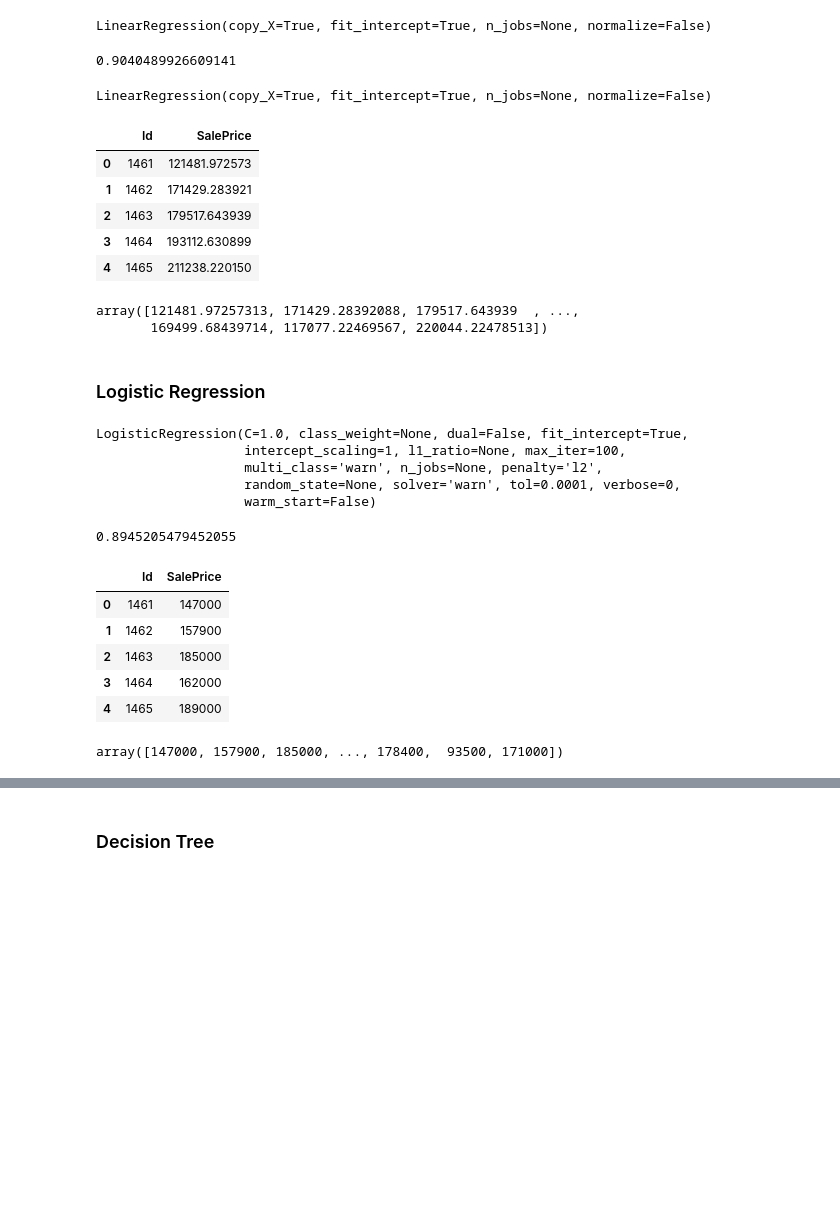
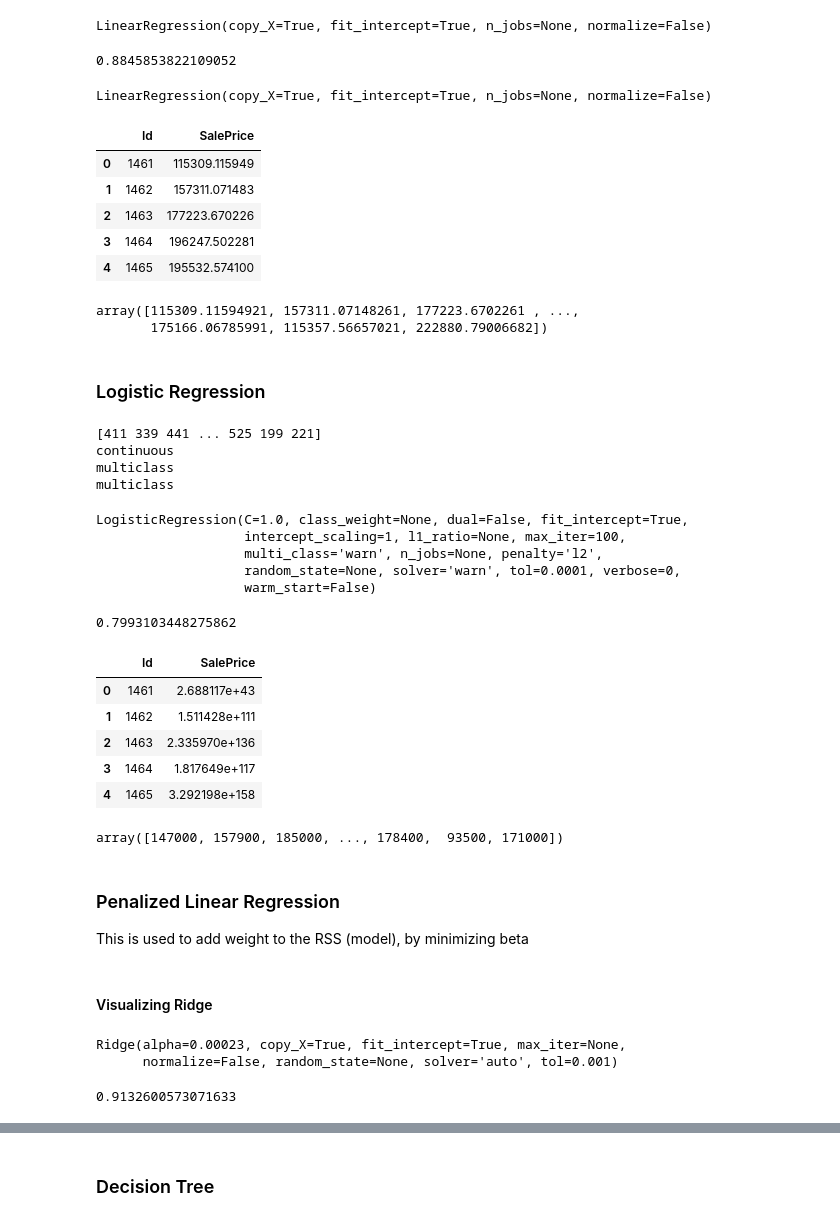
Before and after one commit to mo-sayed/Machine-Learning-Project, a Jupyter notebook: Yasuhiro/Machine Learning Analysis.ipynb, the cells around one changed output, grey strips where cells are left out. Drawn from its saved outputs; the diff is of its cells as text; code cells hidden in the pictures; blank space fills up the shorter version.

```diff
--- a/Yasuhiro/Machine Learning Analysis.ipynb
+++ b/Yasuhiro/Machine Learning Analysis.ipynb
@@ -74,3 +74,6 @@ test columns 79
+# %%
+#Normalize by log(price + 1)
+df.SalePrice = np.log1p(df.SalePrice)
 # %%
 # Settings for train X and Y
 drop = ['Id','SalePrice']
@@ -121,27 +124,27 @@ lm.coef_
 lm.intercept_
 print (lm.score(X_test, Y_test) )#R2
 # %% [output]
-0.9040489926609141
+0.8845853822109052
 # %%
 lm.fit(x, y)
 # %% [output]
 LinearRegression(copy_X=True, fit_intercept=True, n_jobs=None, normalize=False)
 # %%
-Answer = lm.predict(testX)
+Answer = np.expm1(lm.predict(testX) )
 lm_submission = pd.DataFrame( {'Id' : mo.Id, 'SalePrice': Answer})
 lm_submission.head()
 # %% [output]
 |  | Id | SalePrice |
-| 0 | 1461 | 121481.972573 |
-| 1 | 1462 | 171429.283921 |
-| 2 | 1463 | 179517.643939 |
-| 3 | 1464 | 193112.630899 |
-| 4 | 1465 | 211238.220150 |
+| 0 | 1461 | 115309.115949 |
+| 1 | 1462 | 157311.071483 |
+| 2 | 1463 | 177223.670226 |
+| 3 | 1464 | 196247.502281 |
+| 4 | 1465 | 195532.574100 |
 # %%
 Answer
 # %% [output]
-array([121481.97257313, 171429.28392088, 179517.643939  , ...,
-       169499.68439714, 117077.22469567, 220044.22478513])
+array([115309.11594921, 157311.07148261, 177223.6702261 , ...,
+       175166.06785991, 115357.56657021, 222880.79006682])
 # %%
 submission.to_csv('submission.csv', index = False)
 # %% [markdown]
@@ -153 +160,13 @@ log = LogisticRegression()
+# %%
+lab_enc = LabelEncoder()
+training_scores_encoded = lab_enc.fit_transform(y)
+print(training_scores_encoded)
+print(utils.multiclass.type_of_target(y))
+print(utils.multiclass.type_of_target(y.astype('int')))
+print(utils.multiclass.type_of_target(training_scores_encoded))
+# %% [output]
+[411 339 441 ... 525 199 221]
+continuous
+multiclass
+multiclass
 # %%
@@ -161,21 +180,25 @@ LogisticRegression(C=1.0, class_weight=None, dual=False, fit_intercept=True,
 # %%
 log.coef_
 log.intercept_
-log.score(x,y)
+log.score(x,training_scores_encoded)
 # %% [output]
-0.8945205479452055
+0.7993103448275862
 # %%
-Answer = log.predict(testX)
+Answer = np.expm1 (log.predict(testX) )
 log_submission = pd.DataFrame( {'Id' : mo.Id, 'SalePrice': Answer })
 log_submission.head()
 # %% [output]
 |  | Id | SalePrice |
-| 0 | 1461 | 147000 |
-| 1 | 1462 | 157900 |
-| 2 | 1463 | 185000 |
-| 3 | 1464 | 162000 |
-| 4 | 1465 | 189000 |
+| 0 | 1461 | 2.688117e+43 |
+| 1 | 1462 | 1.511428e+111 |
+| 2 | 1463 | 2.335970e+136 |
+| 3 | 1464 | 1.817649e+117 |
+| 4 | 1465 | 3.292198e+158 |
 # %%
 Answer
 # %% [output]
 array([147000, 157900, 185000, ..., 178400,  93500, 171000])
+# %% [markdown]
+### Penalized Linear Regression
+
+This is used to add weight to the RSS (model), by minimizing beta
@@ -181,0 +211,12 @@ array([147000, 157900, 185000, ..., 178400,  93500, 171000])
+# %% [markdown]
+#### Visualizing Ridge
+# %%
+ridge.set_params(alpha = 0.00023)
+ridge.fit(x,y)
+# %% [output]
+Ridge(alpha=0.00023, copy_X=True, fit_intercept=True, max_iter=None,
+      normalize=False, random_state=None, solver='auto', tol=0.001)
+# %%
+ridge.score(x,y)
+# %% [output]
+0.9132600573071633
```
Also changed, not shown: parts of 88 cells of this notebook, 1 other file.
